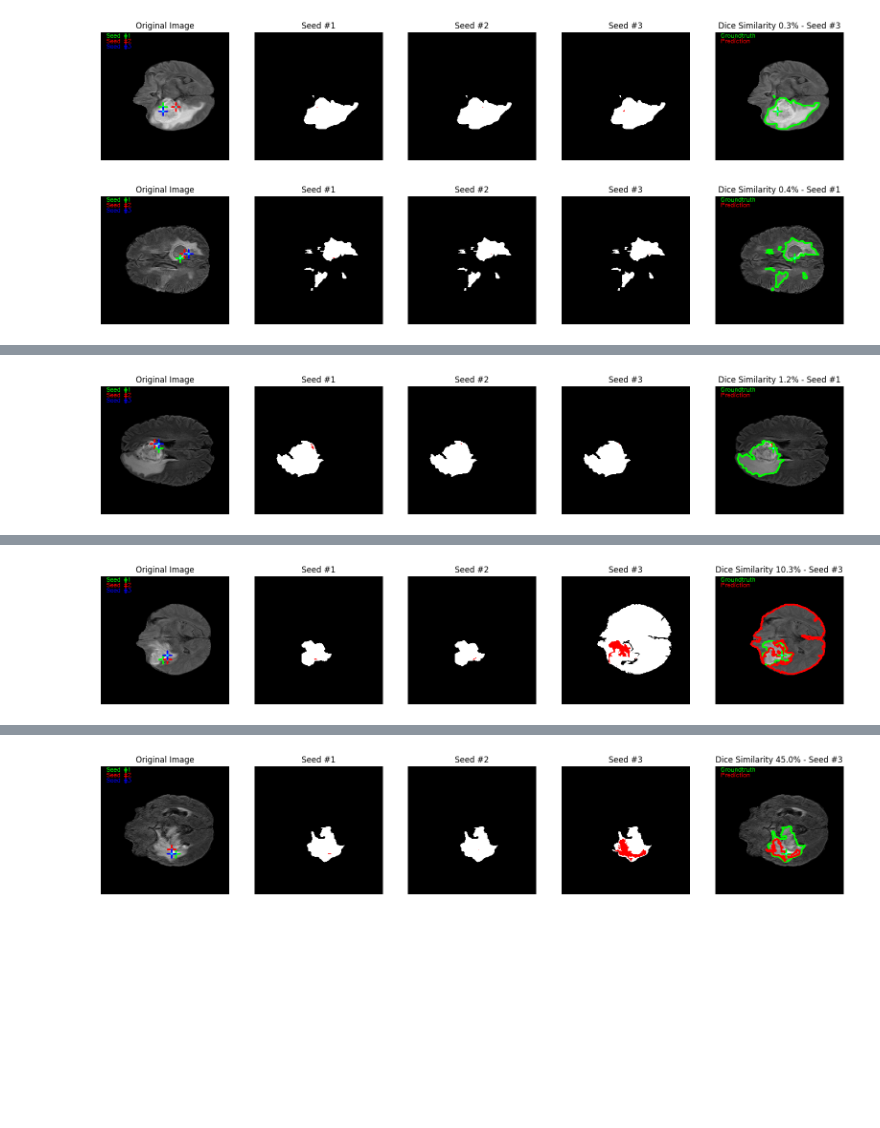
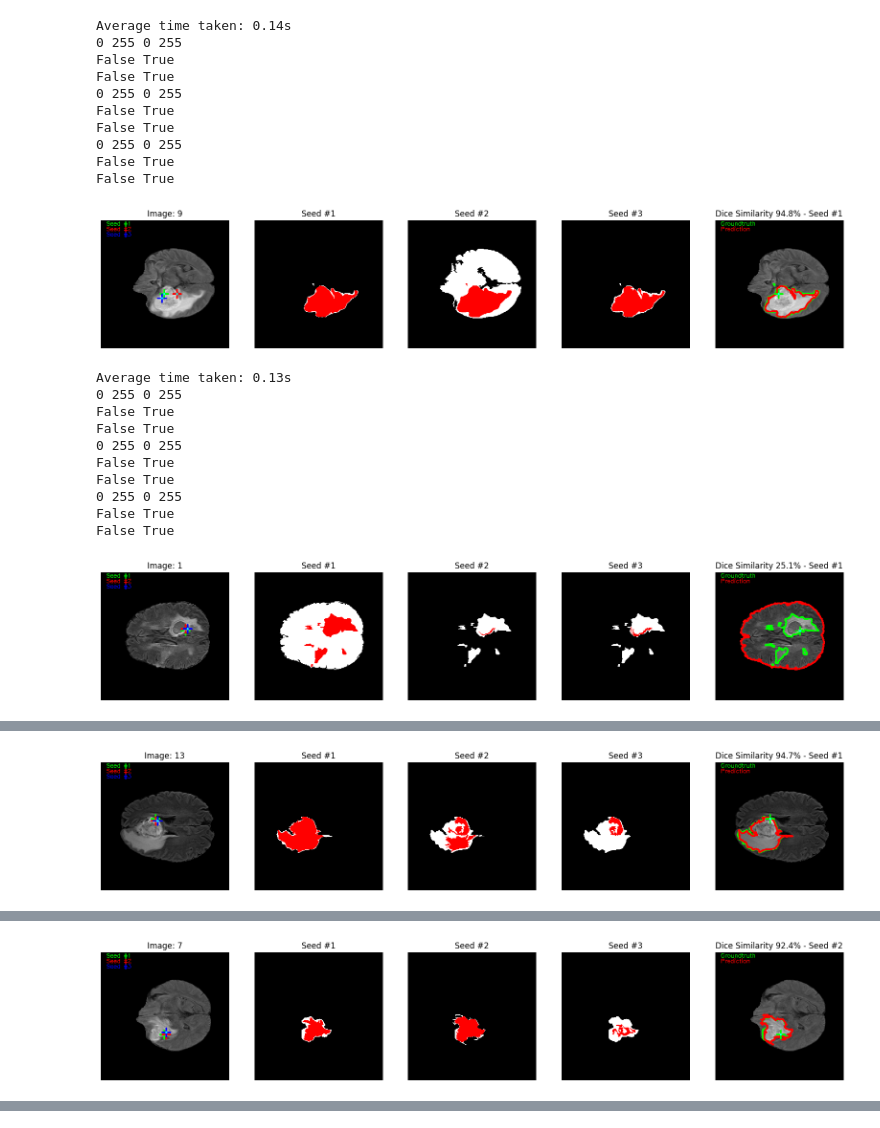
Before and after one commit to YahyaAlaaMassoud/brain-tumor-segmentation, a Jupyter notebook: region_growing.ipynb, the cells around one changed output, grey strips where cells are left out. Cells and saved outputs as stored; diff of their text form; code cells hidden in the pictures; blank space fills up the shorter version.

```diff
--- a/region_growing.ipynb
+++ b/region_growing.ipynb
@@ -280,7 +275,7 @@ def overlay_seeds(img, seeds, legend=False):
 
     return img
 # %%
-def overlay_mask(image, pred_mask, gt_mask, seed=None):
+def overlay_mask(image, pred_mask=None, gt_mask=None, seed=None):
     """
     Overlays the outline of a segmentation mask on the original image.
 
@@ -296,19 +291,23 @@ def overlay_mask(image, pred_mask, gt_mask, seed=None):
     img_3_channels = np.dstack([image] * 3)
 
     # Ensure the mask is in uint8 format
-    pred_mask_uint8 = pred_mask.astype(np.uint8) * 255
-    gt_mask_uint8 = gt_mask.astype(np.uint8) * 255
+    pred_mask_uint8 = pred_mask.astype(np.uint8) * 255 if pred_mask is not None else None
+    gt_mask_uint8 = gt_mask.astype(np.uint8) * 255 if gt_mask is not None else None
 
     # Find contours of the mask
-    pred_contours, _ = cv2.findContours(pred_mask_uint8, cv2.RETR_EXTERNAL, cv2.CHAIN_APPROX_SIMPLE)
-    gt_contours, _ = cv2.findContours(gt_mask_uint8, cv2.RETR_EXTERNAL, cv2.CHAIN_APPROX_SIMPLE)
+    if pred_mask_uint8 is not None:
+        pred_contours, _ = cv2.findContours(pred_mask_uint8, cv2.RETR_EXTERNAL, cv2.CHAIN_APPROX_SIMPLE)
+    if gt_mask_uint8 is not None:
+        gt_contours, _ = cv2.findContours(gt_mask_uint8, cv2.RETR_EXTERNAL, cv2.CHAIN_APPROX_SIMPLE) if gt_mask_uint8 is not None else None
 
     # Draw the contours on the original image
     overlayed_image = np.copy(img_3_channels)
-    cv2.drawContours(overlayed_image, gt_contours, -1, (0, 255, 0), 2)  # Green contours
-    cv2.drawContours(overlayed_image, pred_contours, -1, (255, 0, 0), 2)  # Red contours
+    if gt_mask_uint8 is not None:
+        cv2.drawContours(overlayed_image, gt_contours, -1, (0, 255, 0), 2) # Green contours
+    if pred_mask_uint8 is not None:
+        cv2.drawContours(overlayed_image, pred_contours, -1, (255, 0, 0), 2) # Blue contours
 
-    overlayed_image = overlay_seeds(overlayed_image, [seed])
+    overlayed_image = overlay_seeds(overlayed_image, [seed]) if seed is not None else overlayed_image
 
     cv2.putText(overlayed_image, f'Groundtruth', (10, 10), cv2.FONT_HERSHEY_SIMPLEX, 0.35, (0, 255, 0), 1)
     cv2.putText(overlayed_image, f'Prediction', (10, 20), cv2.FONT_HERSHEY_SIMPLEX, 0.35, (255, 0, 0), 1)
@@ -337,8 +336,10 @@ def average_dataset_metrics(data):
     return average_metrics
 # %%
 dataset_path = 'Images/Raw Images/Dataset2/Set2/'
-results_path = 'Images/results_set1/enhanced_region_growing_v1/Set2/'
+results_path = 'Images/results/enhanced_rg_v2/Set2/'
+fill_holes = True
 all_metrics = {}
+total_avg_time = []
 
 for id, data_folder in enumerate(os.listdir(dataset_path)):
     data_folder_path = os.path.join(dataset_path, data_folder)
@@ -351,15 +352,26 @@ for id, data_folder in enumerate(os.listdir(dataset_path)):
     gt_mask = cv2.imread(gt_path, cv2.IMREAD_GRAYSCALE)
 
     # Get seeds
-    seeds = select_seeds(flair_image, block_size=8, num_seeds=3)
+    seeds = select_seeds(flair_image, block_size=4, num_seeds=3)
 
     all_results = []
 
+    avg_time = 0
     for i, seed in enumerate(seeds):
-        segmented, _ = region_growing_v1(flair_image, seed=seed, threshold=6)
-        # segmented, _ = region_growing_v2(flair_image, seed=seed, threshold_factor=0.3)
-        # segmented, _ = region_growing_v3(flair_image, seed=seed, initial_threshold_factor=0.15, adjustment_factor=0.05, fill_holes=False)
+        # t0 = time.time()
+        # segmented, _ = region_growing_v1(flair_image, seed=seed, threshold=6, fill_holes=fill_holes)
+        # t1 = time.time()
+        # avg_time += (t1 - t0)
+
+        t0 = time.time()
+        segmented, _ = region_growing_v2(flair_image, seed=seed, threshold_factor=0.3, fill_holes=fill_holes)
+        t1 = time.time()
+        avg_time += (t1 - t0)
+
         all_results.append((segmented, 'Seed #{}'.format(i+1)))
+
+    print('Average time taken: {:.2f}s'.format(avg_time / len(seeds)))
+    total_avg_time.append(avg_time / len(seeds))
 
     all_intersections = []
     metrics = {}
@@ -369,36 +381,60 @@ for id, data_folder in enumerate(os.listdir(dataset_path)):
         intersection = draw_intersection_of_binary_images_v3(gt_mask, result)
         all_intersections.append((intersection, name))
 
+        print(gt_mask.min(), gt_mask.max(), result.min(), result.max())
         metrics[i] = compute_all_metrics(gt_mask, result)
 
         if metrics[i]['Dice Similarity'] > best_dice_similarity:
             best_dice_similarity = metrics[i]['Dice Similarity']
             best_segmentation = result
             best_seed_id = i
             best_seed = seeds[i]
             metrics['best'] = {**metrics[i], **{'seed': best_seed_id}}
 
-    all_metrics[id + 1] = metrics
+    all_metrics[data_folder] = metrics
 
-    all_intersections.insert(0, (overlay_seeds(flair_image, seeds, legend=True), 'Original Image'))
+    all_intersections.insert(0, (overlay_seeds(flair_image, seeds, legend=True), 'Image: {}'.format(data_folder)))
+    # all_intersections.insert(0, (overlay_mask(flair_image, pred_mask=None, gt_mask=gt_mask, seed=None), 'Image: {}'.format(id)))
     all_intersections.append((overlay_mask(flair_image, pred_mask=best_segmentation, gt_mask=gt_mask, seed=best_seed), 'Dice Similarity {:.1f}% - Seed #{}'.format(best_dice_similarity * 100, best_seed_id + 1)))
 
     # plot all of them side by side
     fig, ax = plt.subplots(1, len(all_intersections), figsize=(20, 20))
 
     for i, (intersection, name) in enumerate(all_intersections):
         ax[i].imshow(intersection)
         ax[i].set_title(name)
         ax[i].axis('off')
 
     plt.savefig(results_path + data_folder + '.png', bbox_inches='tight')
     plt.show()
 
 all_metrics['average'] = average_dataset_metrics(all_metrics)
 
 # Save all metrics to json file
 with open(results_path + 'all_metrics.json', 'w') as f:
     json.dump(all_metrics, f, indent=4)
+
+print('Average time taken for all images: {:.2f}s'.format(np.mean(total_avg_time)))
 # %% [output]
+Average time taken: 0.14s
+0 255 0 255
+False True
+False True
+0 255 0 255
+False True
+False True
+0 255 0 255
+False True
+False True
-[figure, old version]
+[figure, new version]
+Average time taken: 0.13s
+0 255 0 255
+False True
+False True
+0 255 0 255
+False True
+False True
+0 255 0 255
+False True
+False True
-[figure, old version]
+[figure, new version]
@@ -405 +451 @@ with open(results_path + 'all_metrics.json', 'w') as f:
-[figure, old version]
+[figure, new version]
@@ -406 +462 @@ with open(results_path + 'all_metrics.json', 'w') as f:
-[figure, old version]
+[figure, new version]
@@ -409 +484,0 @@ with open(results_path + 'all_metrics.json', 'w') as f:
-[figure, removed]
```
Also changed, not shown: parts of 5 cells of this notebook, 1 other file.
